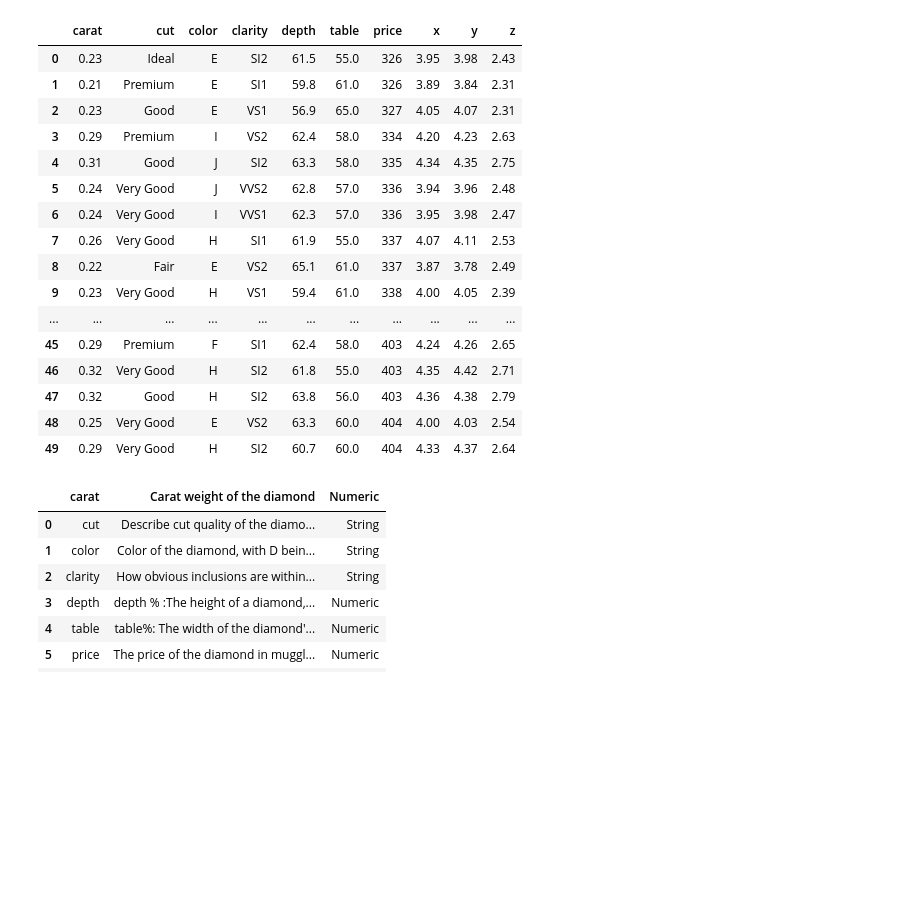
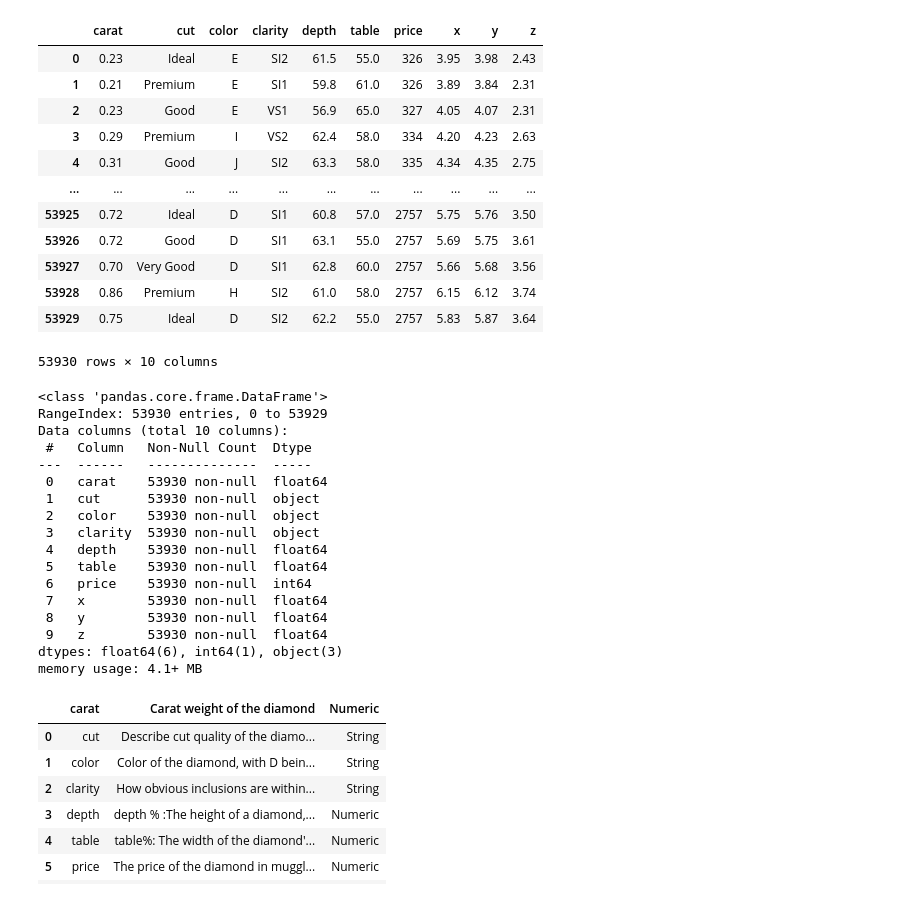
Before and after one commit to DemetrioCN/dataScientist, a Jupyter notebook: The-lapidarist-problem.ipynb, the cells around one changed output. Drawn from its saved outputs; the diff is of its cells as text; code cells hidden in the pictures; blank space fills up the shorter version.

```diff
--- a/The-lapidarist-problem.ipynb
+++ b/The-lapidarist-problem.ipynb
@@ -3,22 +4,40 @@ import pandas as pd
 # %%
+# Cargamos el dataset
 df = pd.read_csv('diamonds/diamonds_data.csv')
-df.head(50)
+df
 # %% [output]
 |  | carat | cut | color | clarity | depth | table | price | x | y | z |
 | 0 | 0.23 | Ideal | E | SI2 | 61.5 | 55.0 | 326 | 3.95 | 3.98 | 2.43 |
 | 1 | 0.21 | Premium | E | SI1 | 59.8 | 61.0 | 326 | 3.89 | 3.84 | 2.31 |
 | 2 | 0.23 | Good | E | VS1 | 56.9 | 65.0 | 327 | 4.05 | 4.07 | 2.31 |
 | 3 | 0.29 | Premium | I | VS2 | 62.4 | 58.0 | 334 | 4.20 | 4.23 | 2.63 |
 | 4 | 0.31 | Good | J | SI2 | 63.3 | 58.0 | 335 | 4.34 | 4.35 | 2.75 |
-| 5 | 0.24 | Very Good | J | VVS2 | 62.8 | 57.0 | 336 | 3.94 | 3.96 | 2.48 |
-| 6 | 0.24 | Very Good | I | VVS1 | 62.3 | 57.0 | 336 | 3.95 | 3.98 | 2.47 |
-| 7 | 0.26 | Very Good | H | SI1 | 61.9 | 55.0 | 337 | 4.07 | 4.11 | 2.53 |
-| 8 | 0.22 | Fair | E | VS2 | 65.1 | 61.0 | 337 | 3.87 | 3.78 | 2.49 |
-| 9 | 0.23 | Very Good | H | VS1 | 59.4 | 61.0 | 338 | 4.00 | 4.05 | 2.39 |
 | ... | ... | ... | ... | ... | ... | ... | ... | ... | ... | ... |
-| 45 | 0.29 | Premium | F | SI1 | 62.4 | 58.0 | 403 | 4.24 | 4.26 | 2.65 |
-| 46 | 0.32 | Very Good | H | SI2 | 61.8 | 55.0 | 403 | 4.35 | 4.42 | 2.71 |
-| 47 | 0.32 | Good | H | SI2 | 63.8 | 56.0 | 403 | 4.36 | 4.38 | 2.79 |
-| 48 | 0.25 | Very Good | E | VS2 | 63.3 | 60.0 | 404 | 4.00 | 4.03 | 2.54 |
-| 49 | 0.29 | Very Good | H | SI2 | 60.7 | 60.0 | 404 | 4.33 | 4.37 | 2.64 |
+| 53925 | 0.72 | Ideal | D | SI1 | 60.8 | 57.0 | 2757 | 5.75 | 5.76 | 3.50 |
+| 53926 | 0.72 | Good | D | SI1 | 63.1 | 55.0 | 2757 | 5.69 | 5.75 | 3.61 |
+| 53927 | 0.70 | Very Good | D | SI1 | 62.8 | 60.0 | 2757 | 5.66 | 5.68 | 3.56 |
+| 53928 | 0.86 | Premium | H | SI2 | 61.0 | 58.0 | 2757 | 6.15 | 6.12 | 3.74 |
+| 53929 | 0.75 | Ideal | D | SI2 | 62.2 | 55.0 | 2757 | 5.83 | 5.87 | 3.64 |
+53930 rows × 10 columns
+# %%
+# Revisando la información general
+df.info()
+# %% [output]
+<class 'pandas.core.frame.DataFrame'>
+RangeIndex: 53930 entries, 0 to 53929
+Data columns (total 10 columns):
+ #   Column   Non-Null Count  Dtype
+---  ------   --------------  -----
+ 0   carat    53930 non-null  float64
+ 1   cut      53930 non-null  object
+ 2   color    53930 non-null  object
+ 3   clarity  53930 non-null  object
+ 4   depth    53930 non-null  float64
+ 5   table    53930 non-null  float64
+ 6   price    53930 non-null  int64
+ 7   x        53930 non-null  float64
+ 8   y        53930 non-null  float64
+ 9   z        53930 non-null  float64
+dtypes: float64(6), int64(1), object(3)
+memory usage: 4.1+ MB
 # %%
```
Also changed, not shown: parts of 35 cells of this notebook.
